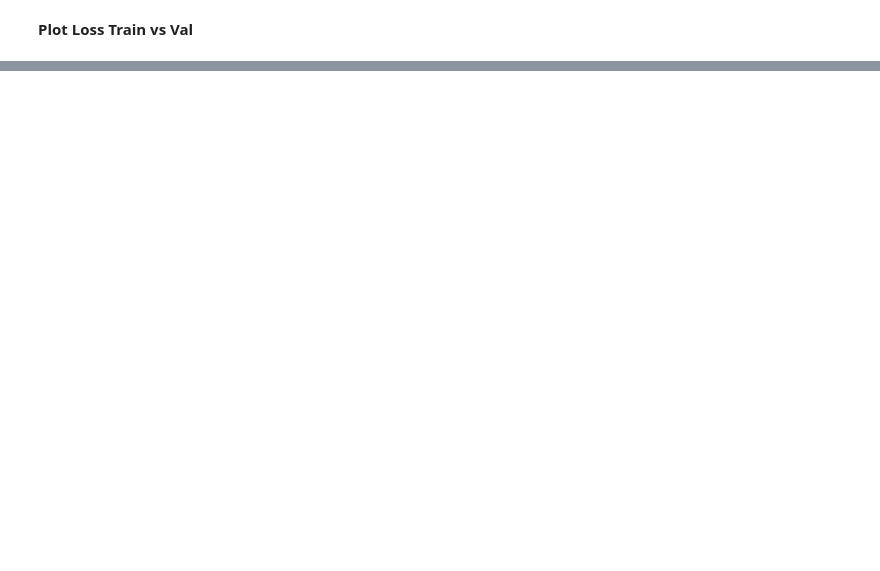
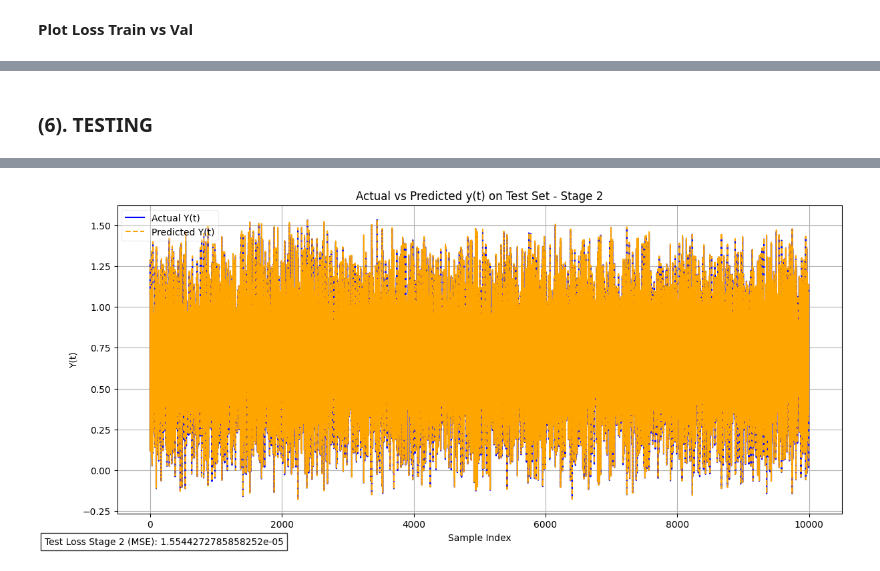
Before and after one commit to pnabilah/SBP_2025, a Jupyter notebook: ANN with Feedback/SBP_3.ipynb, the cells around one changed output, grey strips where cells are left out. Drawn from its saved outputs; the diff is of its cells as text; code cells hidden in the pictures; blank space fills up the shorter version.

```diff
--- a/ANN with Feedback/SBP_3.ipynb
+++ b/ANN with Feedback/SBP_3.ipynb
@@ -160,9 +166,9 @@ np.int64(0)
 # %%
-X = df_lag[['x(t)', 'x(t-1)', 'x(t-2)', 'x(t-3)', 'x(t-4)', 'y(t-1)', 'y(t-2)', 'y(t-3)', 'y(t-4)']].values
-Y = df_lag[['y(t)']].values
+X1 = df_lag[['x(t)', 'x(t-1)', 'x(t-2)', 'x(t-3)', 'x(t-4)', 'y(t-1)', 'y(t-2)', 'y(t-3)', 'y(t-4)']].values
+Y1 = df_lag[['y(t)']].values
 
-print("Input (X) set shape :", X.shape)
-print("Target (Y) set shape:", Y.shape)
+print("Input (X) set shape :", X1.shape)
+print("Target (Y) set shape:", Y1.shape)
 # %% [output]
 Input (X) set shape : (30000, 9)
 Target (Y) set shape: (30000, 1)
@@ -377,0 +603,12 @@ plt.show()
+# %%
+def build_stage2(input_dim):
+    model = Sequential()
+    model.add(tf.keras.Input(shape=(input_dim,)))
+    model.add(Dense(32, activation='relu'))
+    model.add(Dense(16, activation='relu'))
+    model.add(Dense(1))
+    model.compile(loss='mean_squared_error')
+    return model
+
+model2 = build_stage2(X2_train_norm.shape[1])
+optimizer = tf.keras.optimizers.Adam(1e-3)
@@ -377,0 +685,28 @@ plt.show()
+# %% [markdown]
+### **(6). TESTING**
+# %%
+y2_test_pred_norm = model2.predict(X2_test_norm)
+y2_test_pred = scaler_Y2.inverse_transform(y2_test_pred_norm)
+y2_test_actual = Y2_test
+
+test_loss2 = np.mean((Y2_test - y2_test_pred)**2)
+
+# plotting
+plt.figure(figsize=(14, 6))
+plt.plot(y2_test_actual, label='Actual Y(t)', color='blue')
+plt.plot(y2_test_pred, label='Predicted Y(t)', color='orange', linestyle='--')
+plt.title('Actual vs Predicted y(t) on Test Set - Stage 2')
+plt.xlabel('Sample Index')
+plt.ylabel('Y(t)')
+plt.legend(framealpha=0.3)
+plt.text(
+    -0.10, -0.10,             # posisi relatif plot
+    f"Test Loss Stage 2 (MSE): {test_loss2}",
+    transform=plt.gca().transAxes,
+    fontsize=10,
+    bbox=dict(facecolor='white', alpha=0.8)
+)
+
+plt.grid(True)
+plt.show()
+# %% [output]
@@ -377,0 +714 @@ plt.show()
+[figure, added]
```
Also changed, not shown: parts of 51 cells of this notebook, 1 other file.
